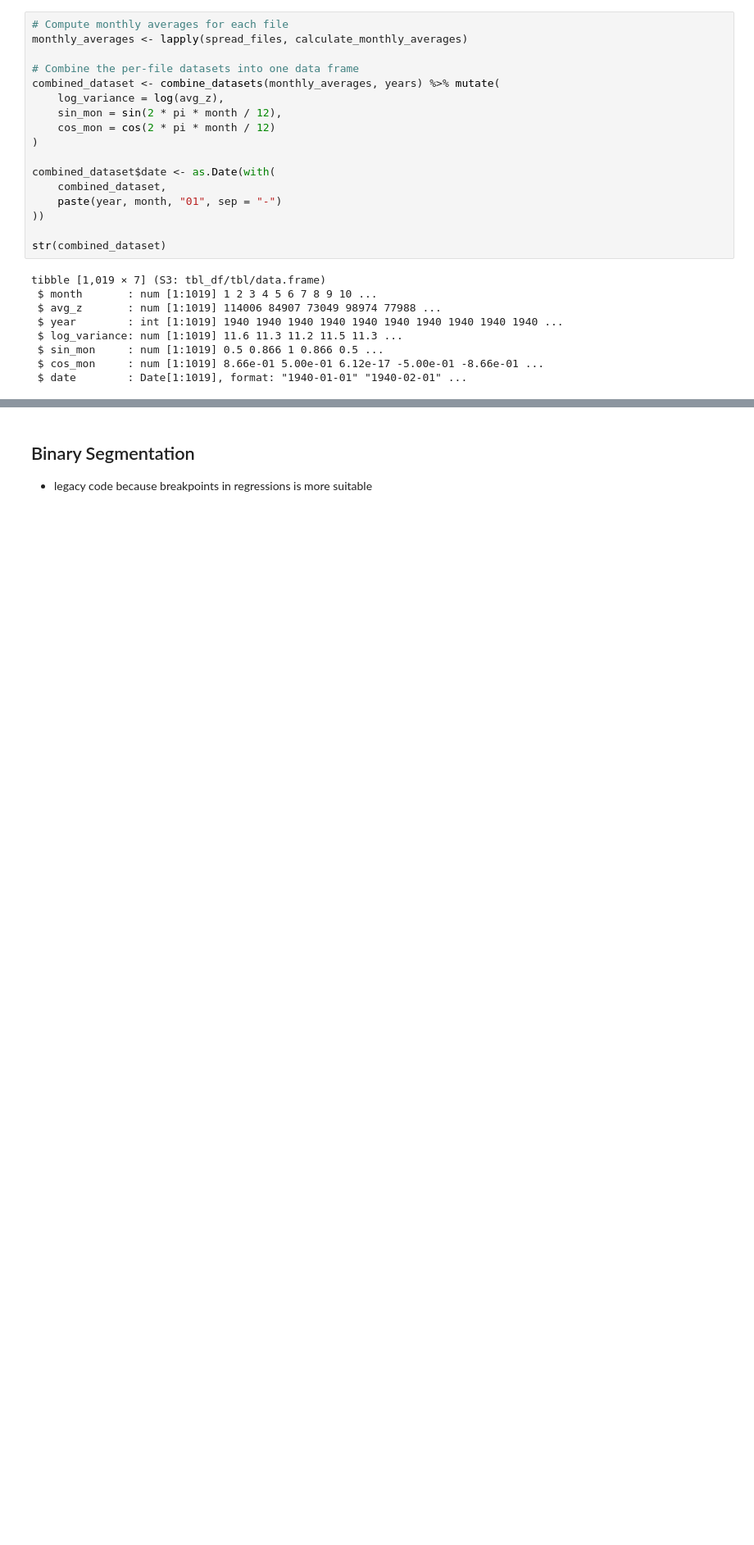
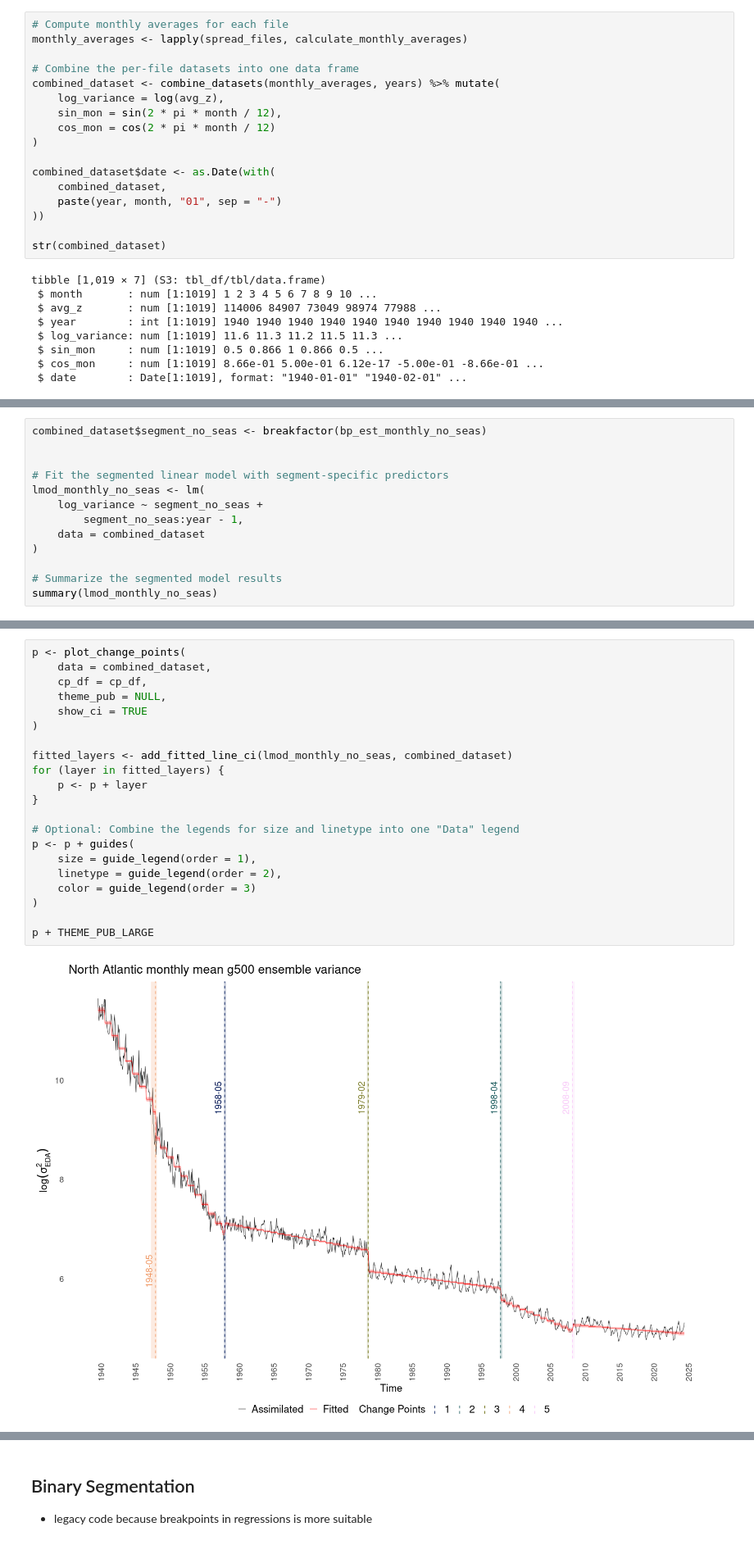
Before and after one commit to hschoeller/wp22a, a Jupyter notebook: notebooks/ChangePoints.ipynb, the cells around one changed output, grey strips where cells are left out. Shown at 82% size. Saved outputs shown, nothing was run; the diff lists cells and outputs as text; blank space fills up the shorter version.

```diff
--- a/notebooks/ChangePoints.ipynb
+++ b/notebooks/ChangePoints.ipynb
@@ -78,0 +136,13 @@ tibble [1,019 × 7] (S3: tbl_df/tbl/data.frame)
+# %%
+combined_dataset$segment_no_seas <- breakfactor(bp_est_monthly_no_seas)
+
+
+# Fit the segmented linear model with segment-specific predictors
+lmod_monthly_no_seas <- lm(
+    log_variance ~ segment_no_seas +
+        segment_no_seas:year - 1,
+    data = combined_dataset
+)
+
+# Summarize the segmented model results
+summary(lmod_monthly_no_seas)
@@ -78,0 +167,23 @@ tibble [1,019 × 7] (S3: tbl_df/tbl/data.frame)
+# %%
+p <- plot_change_points(
+    data = combined_dataset,
+    cp_df = cp_df,
+    theme_pub = NULL,
+    show_ci = TRUE
+)
+
+fitted_layers <- add_fitted_line_ci(lmod_monthly_no_seas, combined_dataset)
+for (layer in fitted_layers) {
+    p <- p + layer
+}
+
+# Optional: Combine the legends for size and linetype into one "Data" legend
+p <- p + guides(
+    size = guide_legend(order = 1),
+    linetype = guide_legend(order = 2),
+    color = guide_legend(order = 3)
+)
+
+p + THEME_PUB_LARGE
+# %% [output]
+[figure, added]
```
Also changed, not shown: parts of 15 cells of this notebook, 2 other files.
